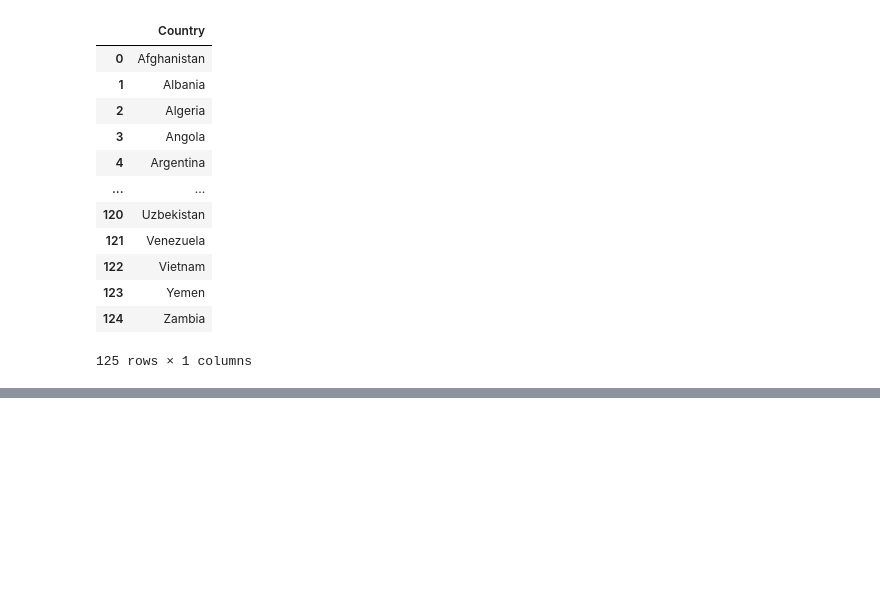
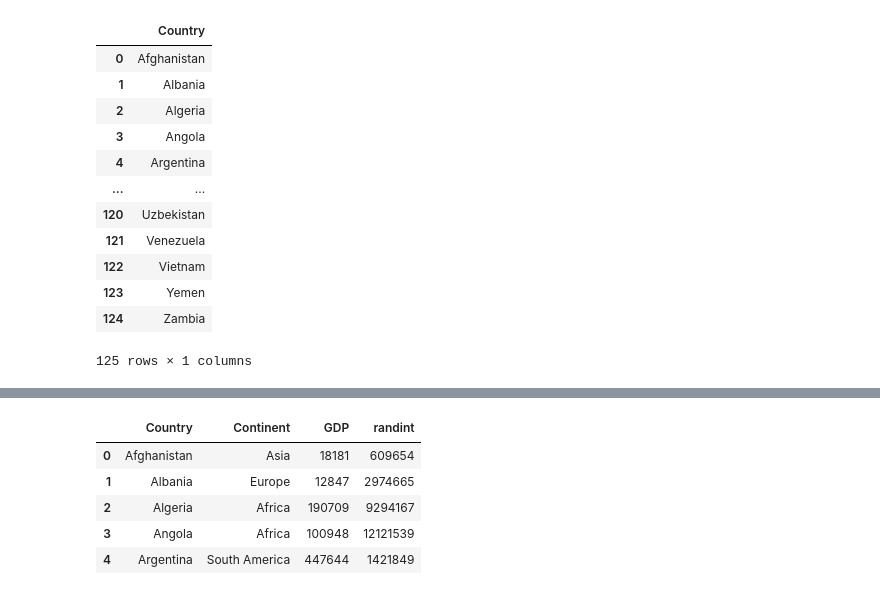
Before and after one commit to hainmit09/DataAnalysis, a Jupyter notebook: Bài_3_Thao_tác_dữ_liệu.ipynb, the cells around one changed output, grey strips where cells are left out. Cells and saved outputs as stored; diff of their text form; code cells hidden in the pictures; blank space fills up the shorter version.

```diff
--- a/Bài_3_Thao_tác_dữ_liệu.ipynb
+++ b/Bài_3_Thao_tác_dữ_liệu.ipynb
@@ -311,0 +309,2 @@ df[df['Country'].str.contains('ria$')]
+# %%
+arr = np.random.randint(int(df['GDP (millions of US$)'].min())-100, int(df['GDP (millions of US$)'].max())+10000, size=(df.shape[0]))
@@ -311,0 +331,11 @@ df[df['Country'].str.contains('ria$')]
+# %%
+df['randint']=pd.Series(arr)
+# %%
+df.head()
+# %% [output]
+|  | Country | Continent | GDP | randint |
+| 0 | Afghanistan | Asia | 18181 | 609654 |
+| 1 | Albania | Europe | 12847 | 2974665 |
+| 2 | Algeria | Africa | 190709 | 9294167 |
+| 3 | Angola | Africa | 100948 | 12121539 |
+| 4 | Argentina | South America | 447644 | 1421849 |
```
Also changed, not shown: parts of 15 cells of this notebook.
